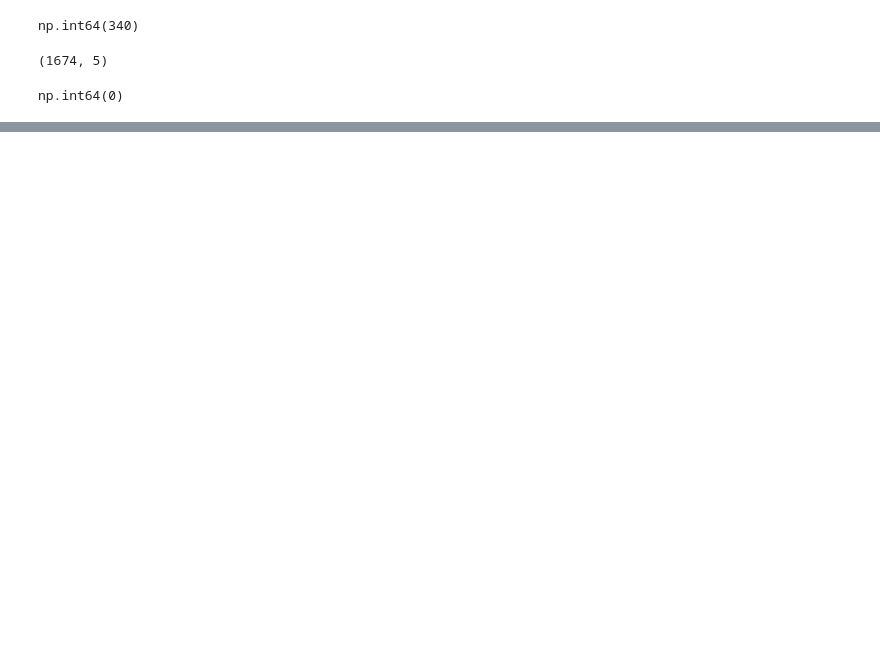
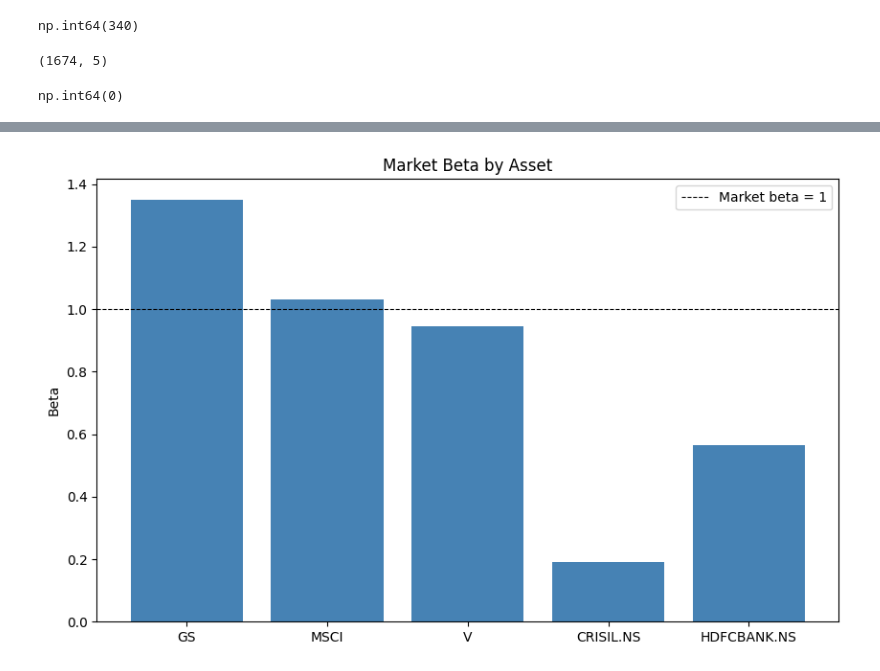
Before and after one commit to snehilkejriwal-exp19/portfolio-risk-management, a Jupyter notebook: factor_models.ipynb, the cells around one changed output, grey strips where cells are left out. Saved outputs shown, nothing was run; the diff lists cells and outputs as text; code cells hidden in the pictures; blank space fills up the shorter version.

```diff
--- a/factor_models.ipynb
+++ b/factor_models.ipynb
@@ -74,0 +86,4 @@ Date
+# %%
+combined = monthly_returns.join(ff_monthly, how='inner')
+print(combined.shape)
+print(combined.head())
@@ -74,0 +107,5 @@ Date
+# %%
+for ticker in tickers:
+    combined[f'{ticker}_excess'] = combined[ticker] - combined['RF']
+
+print(combined[[f'{t}_excess' for t in tickers]].head())
@@ -74,0 +128,9 @@ Date
+# %%
+import statsmodels.api as sm
+
+X = combined[['Mkt-RF', 'SMB', 'HML']]
+X = sm.add_constant(X)  # adds the alpha/intercept term
+y = combined['GS_excess']
+
+model_gs = sm.OLS(y, X).fit()
+print(model_gs.summary())
@@ -74,0 +155,18 @@ Date
+# %%
+results_summary = []
+
+for ticker in tickers:
+    y = combined[f'{ticker}_excess']
+    model = sm.OLS(y, X).fit()
+    results_summary.append({
+        'Ticker': ticker,
+        'Alpha': model.params['const'],
+        'Alpha_pvalue': model.pvalues['const'],
+        'Beta_Market': model.params['Mkt-RF'],
+        'Beta_SMB': model.params['SMB'],
+        'Beta_HML': model.params['HML'],
+        'R_squared': model.rsquared
+    })
+
+results_df = pd.DataFrame(results_summary)
+print(results_df)
@@ -74,0 +187,10 @@ Date
+# %%
+plt.figure(figsize=(10,6))
+plt.bar(results_df['Ticker'], results_df['Beta_Market'], color='steelblue')
+plt.axhline(y=1, color='black', linestyle='--', linewidth=0.8, label='Market beta = 1')
+plt.title('Market Beta by Asset')
+plt.ylabel('Beta')
+plt.legend()
+plt.show()
+# %% [output]
+[figure, added]
```
Also changed, not shown: parts of 9 cells of this notebook.
